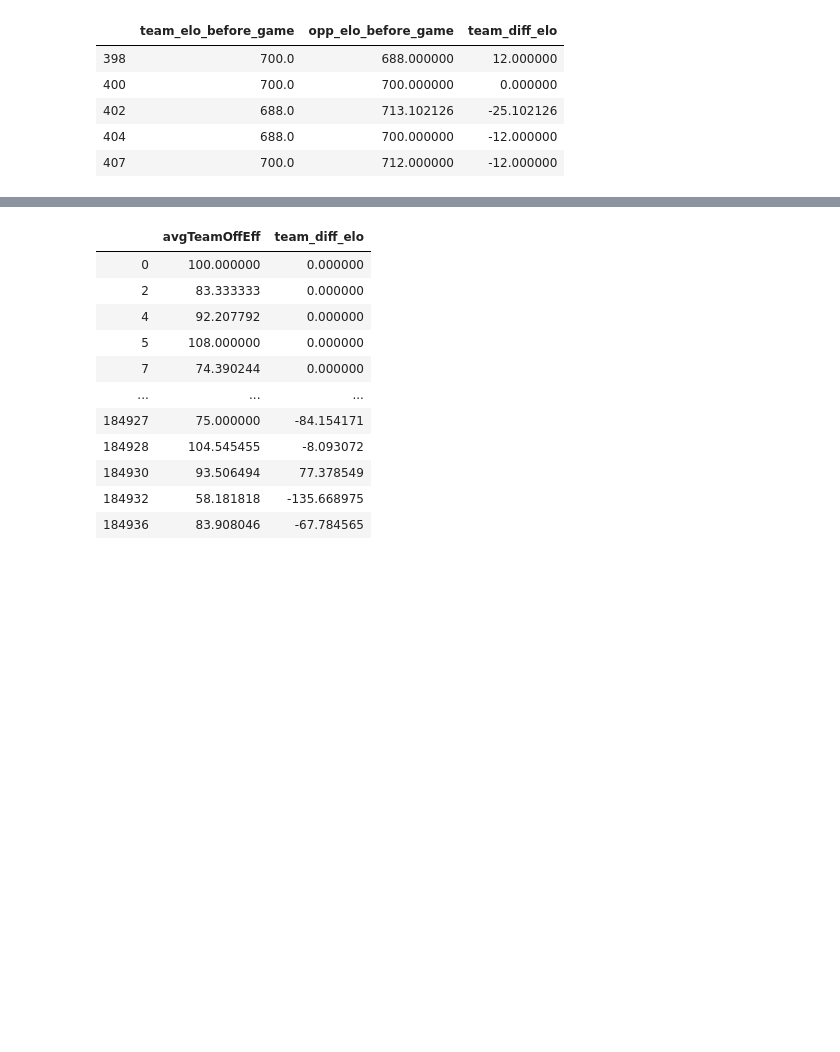
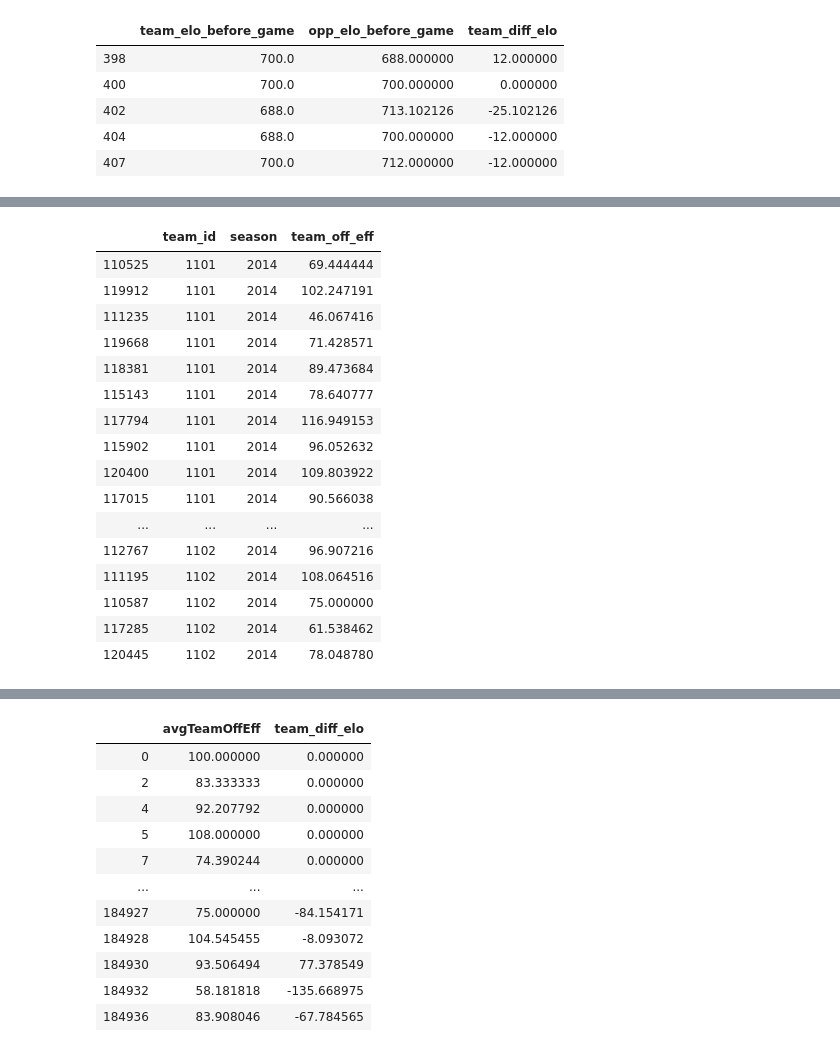
Before and after one commit to crunker99/MarchMadness2020, a Jupyter notebook: Model.ipynb, the cells around one changed output, grey strips where cells are left out. Cells and saved outputs as stored; diff of their text form; code cells hidden in the pictures; blank space fills up the shorter version.

```diff
--- a/Model.ipynb
+++ b/Model.ipynb
@@ -94,0 +84,2 @@ created_columns
+# %%
+subdf = df[(df.team_id == 1101) | (df.team_id == 1102)]
@@ -94,0 +103,20 @@ created_columns
+# %%
+subdf[subdf.season == 2014][['team_id','season', 'team_off_eff']].sort_values(by='team_id')
+# %% [output]
+|  | team_id | season | team_off_eff |
+| 110525 | 1101 | 2014 | 69.444444 |
+| 119912 | 1101 | 2014 | 102.247191 |
+| 111235 | 1101 | 2014 | 46.067416 |
+| 119668 | 1101 | 2014 | 71.428571 |
+| 118381 | 1101 | 2014 | 89.473684 |
+| 115143 | 1101 | 2014 | 78.640777 |
+| 117794 | 1101 | 2014 | 116.949153 |
+| 115902 | 1101 | 2014 | 96.052632 |
+| 120400 | 1101 | 2014 | 109.803922 |
+| 117015 | 1101 | 2014 | 90.566038 |
+| ... | ... | ... | ... |
+| 112767 | 1102 | 2014 | 96.907216 |
+| 111195 | 1102 | 2014 | 108.064516 |
+| 110587 | 1102 | 2014 | 75.000000 |
+| 117285 | 1102 | 2014 | 61.538462 |
+| 120445 | 1102 | 2014 | 78.048780 |
```
Also changed, not shown: parts of 14 cells of this notebook.
